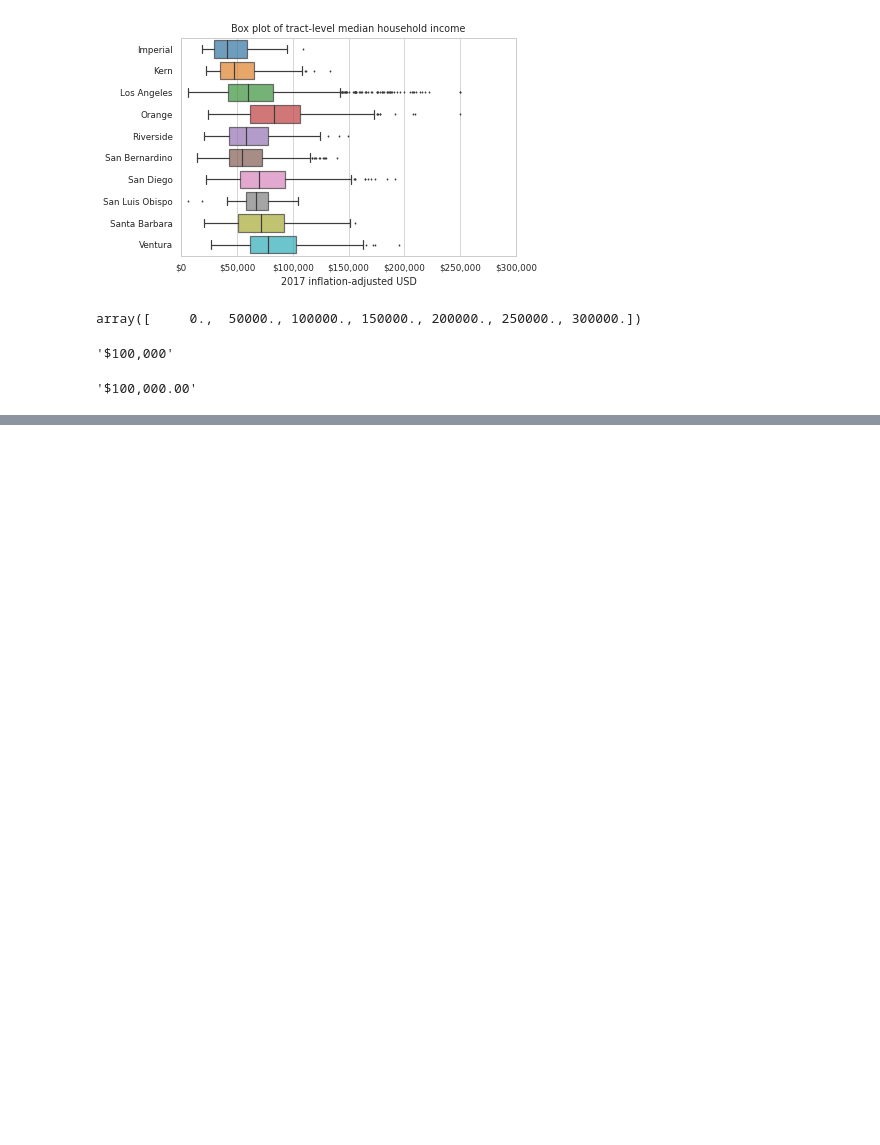
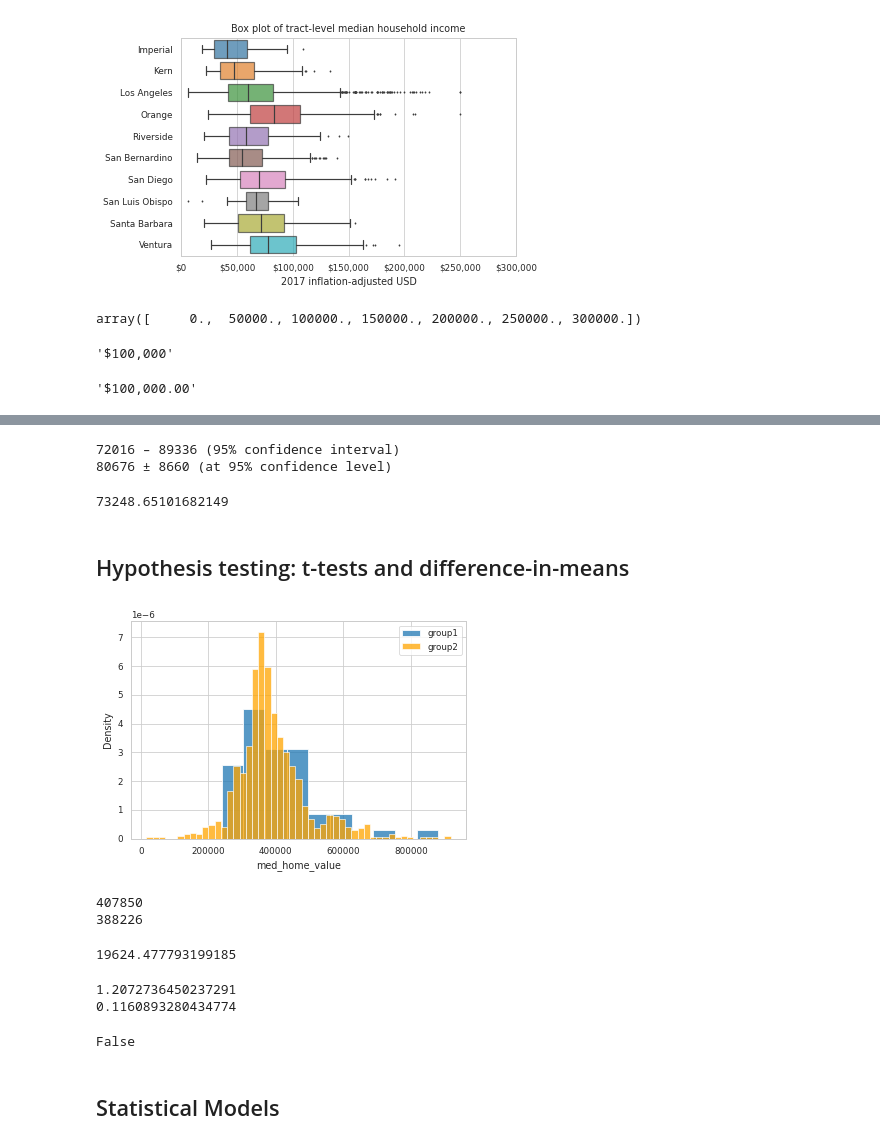
Before and after one commit to SergeyShchus/Data-analysis-Notebooks, a Jupyter notebook: Notebooks/Population_census_LA.ipynb, the cells around one changed output, grey strips where cells are left out. Drawn from its saved outputs; the diff is of its cells as text; code cells hidden in the pictures; blank space fills up the shorter version.

```diff
--- a/Notebooks/Population_census_LA.ipynb
+++ b/Notebooks/Population_census_LA.ipynb
@@ -959,0 +1093,60 @@ x = ax.get_xticks()[2]
+# %%
+print(f"{lower:0.0f} – {upper:0.0f} ({conf*100:0.0f}% confidence interval)")
+print(f"{mean:0.0f} ± {moe:0.0f} (at {conf*100:0.0f}% confidence level)")
+# %% [output]
+72016 – 89336 (95% confidence interval)
+80676 ± 8660 (at 95% confidence level)
+# %%
+pop.mean()
+# %% [output]
+73248.65101682149
+# %% [markdown]
+## Hypothesis testing: t-tests and difference-in-means
+# %%
+var = "med_home_value"
+# %%
+# first get only LA county tracts
+tracts_la = tracts[tracts["county_name"] == "Los Angeles"]
+
+# let group1 = our variable of interest in black majority tracts
+black_tracts = tracts_la[tracts_la["pct_black"] > 50]
+group1 = black_tracts[var].dropna()
+
+# let group2 = our variable of interest in hispanic majority tracts
+hispanic_tracts = tracts_la[tracts_la["pct_hispanic"] > 50]
+group2 = hispanic_tracts[var].dropna()
+# %%
+# what are the distributions of these two groups?
+ax = sns.histplot(group1, label="group1", stat="density")
+ax = sns.histplot(group2, label="group2", stat="density", color="orange", ax=ax)
+l = ax.legend()
+# %% [output]
+[figure, added]
+# %%
+print(int(group1.mean()))
+print(int(group2.mean()))
+# %% [output]
+407850
+388226
+# %%
+# calculate difference in means
+group1.mean() - group2.mean()
+# %% [output]
+19624.477793199185
+# %%
+# compute the t-stat and its p-value
+t_statistic, p_value = stats.ttest_ind(group1, group2, equal_var=False, nan_policy="omit")
+p_value = p_value / 2  # convert two-tailed p-value to one-tailed
+print(t_statistic)
+print(p_value)
+# %% [output]
+1.2072736450237291
+0.1160893280434774
+# %%
+# is the difference in means statistically significant?
+alpha = 0.05  # significance level
+p_value < alpha
+# %% [output]
+False
+# %% [markdown]
+## Statistical Models
```
Also changed, not shown: parts of 46 cells of this notebook.
